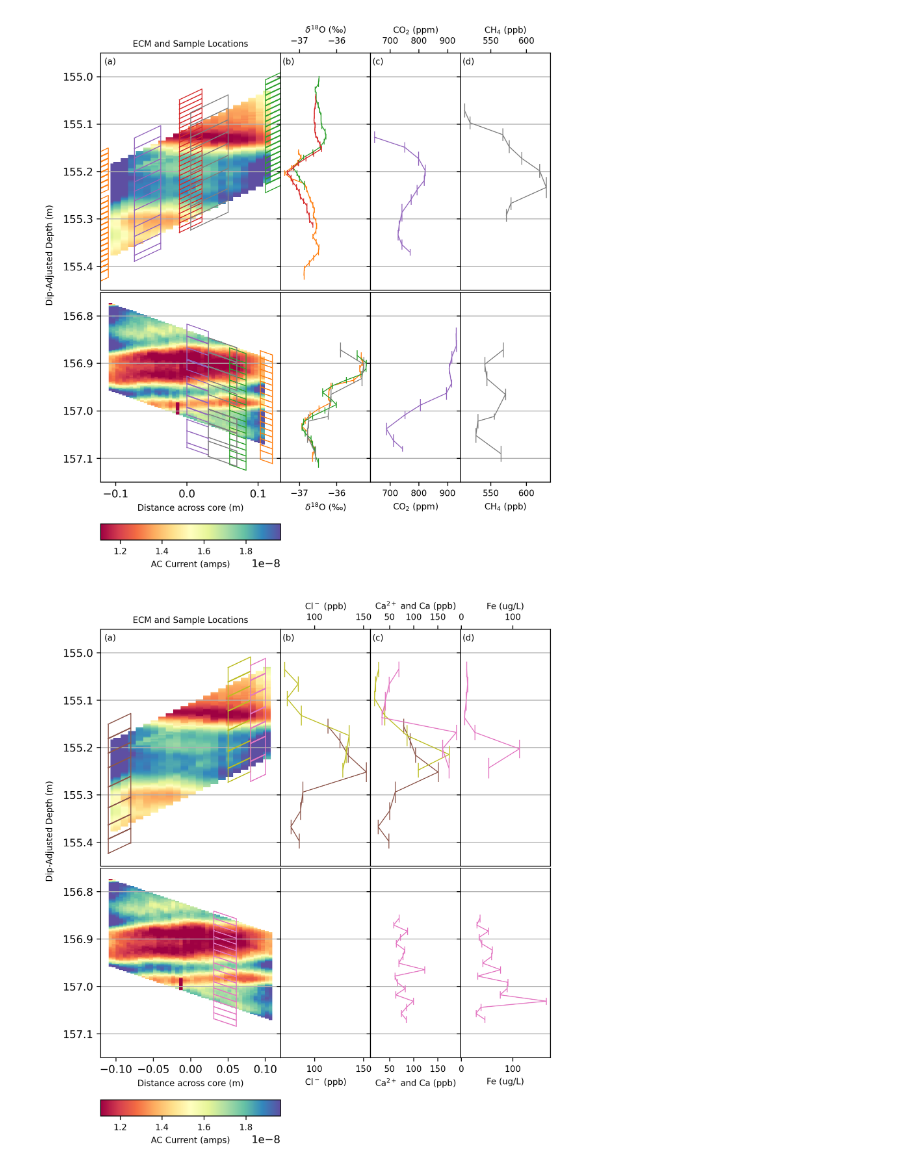
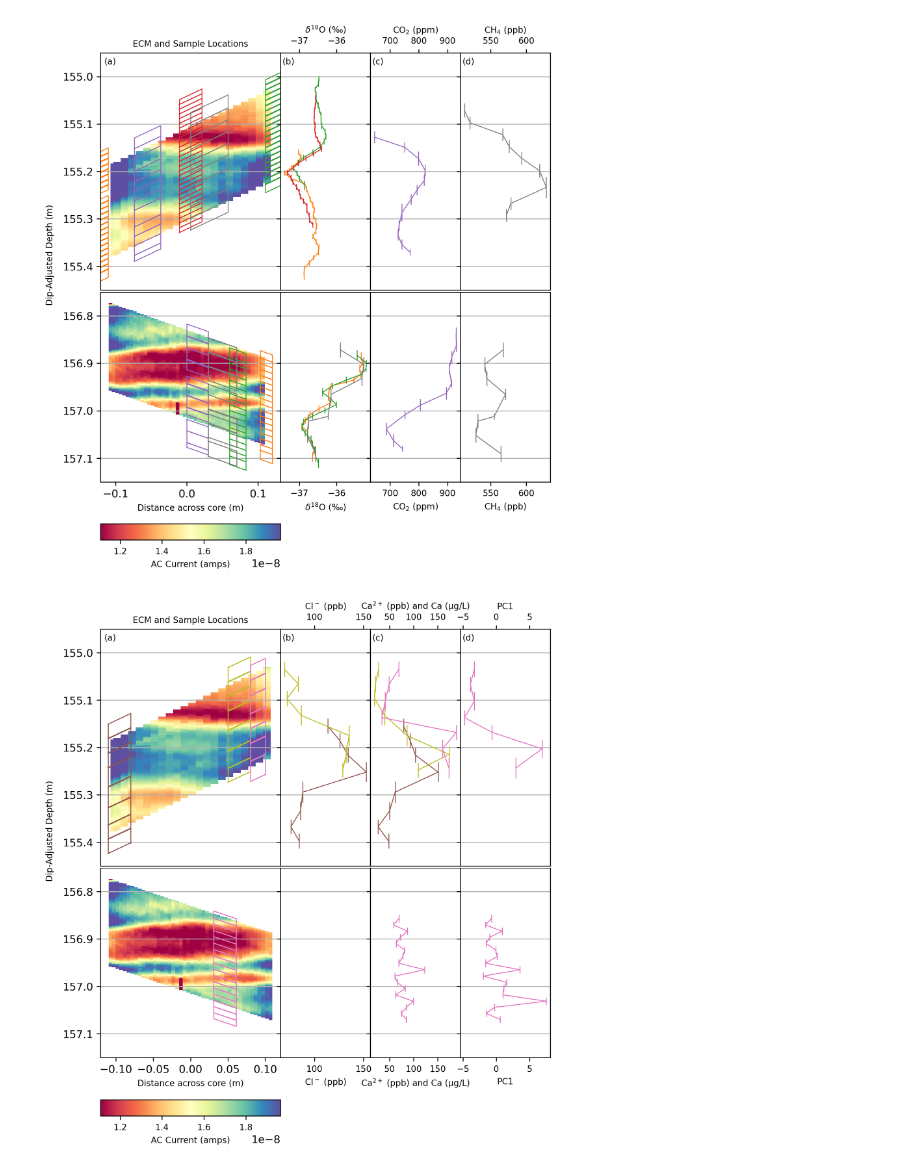
Before and after one commit to liamkirkpatrick/alhic1901_deeplayering, a Jupyter notebook: scripts/plot_samples/dip_adj_samples_oneplot_publicationReady.ipynb, the cells around one changed output. Cells and saved outputs as stored; diff of their text form; code cells hidden in the pictures.

Commit message:
include first PC of ICPMS data in chemistry results figure

```diff
--- a/scripts/plot_samples/dip_adj_samples_oneplot_publicationReady.ipynb
+++ b/scripts/plot_samples/dip_adj_samples_oneplot_publicationReady.ipynb
@@ -330,11 +327,11 @@ def make_full_plot(samp_data,secs,proxies,side_angles,top_angles,d_ranges,title=
             unit_row = units.loc[units['simple_name'] == p]
             if len(unit_row) == 1:
                 full_name = unit_row.latex_name.iloc[0]
-                unit = unit_row.units.iloc[0]
+                unit = ' ('+unit_row.units.iloc[0]+')'
             else:
                 full_name = p
                 unit = ''
-            xlabel = full_name + ' (' + unit + ')'
+            xlabel = full_name + unit
 
             # flag ic proxies to also plot icpms
             if proxies[i] in list(ic_icpms_dict.keys()):
@@ -446,14 +443,14 @@ fig.savefig(path_to_final_figures+'png/figure8.png', dpi=300)
 [figure]
 # %%
 secs = [s228_4_AC,s230_4_AC]
-proxies = ['Cl-','Ca2+','Fe']
+proxies = ['Cl-','Ca2+','PC1']
 d_range = [[155.45, 154.95],[157.15,156.75]]
 side_angles = [s228_4_AC.side_angle,s230_4_AC.side_angle]
 top_angles = [s228_4_AC.top_angle,s230_4_AC.top_angle]
 fig, ax = make_full_plot(samp_data_raw,secs,proxies,side_angles,top_angles,d_range,title=None)
 
 # save final figure as pdf and png
-fig.savefig(path_to_final_figures+'pdf/figure6.pdf', dpi=300)
-fig.savefig(path_to_final_figures+'png/figure6.png', dpi=300)
+fig.savefig(path_to_final_figures+'pdf/chem_results.pdf', dpi=300)
+fig.savefig(path_to_final_figures+'png/chem_results.png', dpi=300)
 # %% [output]
-[figure, old version]
+[figure, new version]
```
Also changed, not shown: parts of 3 cells of this notebook, 1 other file.
